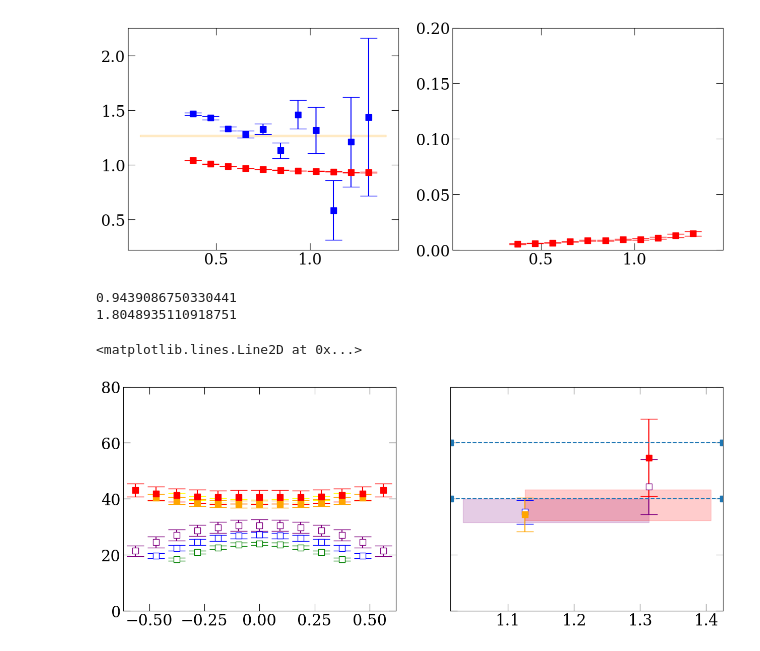
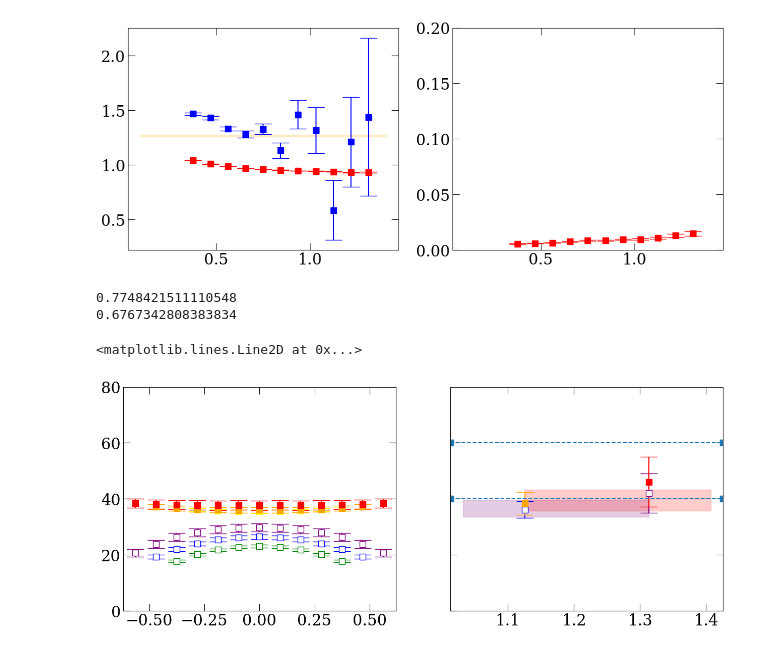
Before and after one commit to lee14916/glwc2, a Jupyter notebook: project/NST_f_Nsgm/analysis_a.ipynb, the cells around one changed output. Saved outputs shown, nothing was run; the diff lists cells and outputs as text; code cells hidden in the pictures.

```diff
--- a/project/NST_f_Nsgm/analysis_a.ipynb
+++ b/project/NST_f_Nsgm/analysis_a.ipynb
@@ -60,7 +60,7 @@ ens='a'
 # %%
 d_jk=4
 
-path='C:/Users/yan14/lee/NST_f_cA2.09.48_meson2pt.h5'
+path='/capstor/store/cscs/userlab/s1174/lyan/code/projectData/NST_f/data/NST_f_cA2.09.48_meson2pt.h5'
 with h5py.File(path) as f:
     # print(f['diags/P/data'].keys())
     # print(f['diags/pi0f-pi0i/data'])
@@ -212,7 +212,7 @@ m_sgm=335(10)
 [figure]
 # %%
 Tpack=24
-path='C:/Users/yan14/lee/NST_f_cA2.09.48_Nsgm.h5'
+path='/capstor/store/cscs/userlab/s1174/lyan/code/projectData/NST_f/data/NST_f_cA2.09.48_Nsgm.h5'
 data=yu.load(path,d=d_jk)
 assert(np.all(data['cfgs'][0]==cfgs_m2))
 # %% [output]
@@ -638,8 +638,9 @@ None
 [figure]
 # %%
 diags=yu.diags_all
+# diags=yu.diags_jLoopless
 ops=['g;0,0,0;G1g;a;l1;p','g;0,0,0;G1g;N0sgm0,a;l1;p,sgm']
-# ops=['g;0,0,1;G1;a;l1;p','g;0,0,1;G1;N1sgm0,a;l1;p,sgm']
+ops=['g;0,0,1;G1;a;l1;p','g;0,0,1;G1;N1sgm0,a;l1;p,sgm']
 
 c2ptM=get2ptMat(ops)
 c3ptM=[get3ptMat(ops,ops,f'id_j+_{tf}',diags=diags) for tf in tfs]
@@ -665,10 +666,10 @@ def func(c2ptM):
     return res
 resGEVP=yu.jackmap(func,c2ptM)
 
-evec=np.array([np.mean(resGEVP[:,14,2])])
-
 def get(i_tf):
     tf=tfs[i_tf]
+    evec=np.array([np.mean(resGEVP[:,14,2])])
+    # evec=resGEVP[:,14,2]
     c3pt=c3ptM[i_tf][:,:,0,0]+ evec[:,None]*c3ptM[i_tf][:,:,0,1] + evec[:,None]*c3ptM[i_tf][:,:,1,0]
     c2pt=c2ptM[:,tf,0,0] + evec*c2ptM[:,tf,0,1] + evec*c2ptM[:,tf,1,0] + evec**2*c2ptM[:,tf,1,1]
     return np.real(c3pt)/np.real(c2pt)[:,None]
@@ -704,33 +705,33 @@ for i_tf,tf in enumerate(tfs[1:]):
 
 mean,err=yu.jackme(pars_jk)
 plt_x=np.array([11,14])*xunit; plt_y=mean[1]*yunit; plt_error=err[1]*yunit
 ax.fill_between(plt_x,plt_y-plt_error,plt_y+plt_error,color=color,alpha=0.2)
 
 
 case='GEVP'
 mfc={'noGEVP':'white','GEVP':None}[case]
 ax=axs[0,0]
 for i_tf,tf in enumerate(tfs):
     color=colorMap_rainbow[(case,tf)]
     mean,err=yu.jackme(ratioGEVP[i_tf])
     plt_x=np.arange(1 - tf//2,tf//2)*xunit; plt_y=mean[1:tf]*yunit; plt_yerr=err[1:tf]*yunit
     ax.errorbar(plt_x,plt_y,plt_yerr,color=color,mfc=mfc)
 ax=axs[0,1]
 for i_tf,tf in enumerate(tfs[1:]):
     color=colorMap_rainbow[(case,tf)]
     mean,err=yu.jackme(ratioGEVPSumDif[i_tf])
     plt_x=np.array([tf])*xunit; plt_y=mean*yunit; plt_yerr=err*yunit
     ax.errorbar(plt_x,plt_y,plt_yerr,color=color,mfc=mfc)
 
 mean,err=yu.jackme(parsGEVP_jk)
 plt_x=np.array([12,15])*xunit; plt_y=mean[1]*yunit; plt_error=err[1]*yunit
 ax.fill_between(plt_x,plt_y-plt_error,plt_y+plt_error,color=color,alpha=0.2)
 
 axs[0,1].set_ylim([0,80])
 axs[0,1].axhline(40,linestyle='--')
 axs[0,1].axhline(60,linestyle='--')
 # %% [output]
-0.9439086750330441
-1.8048935110918751
+0.7748421511110548
+0.6767342808383834
 <matplotlib.lines.Line2D at 0x...>
-[figure, old version]
+[figure, new version]
```
Also changed, not shown: parts of 4 cells of this notebook.
